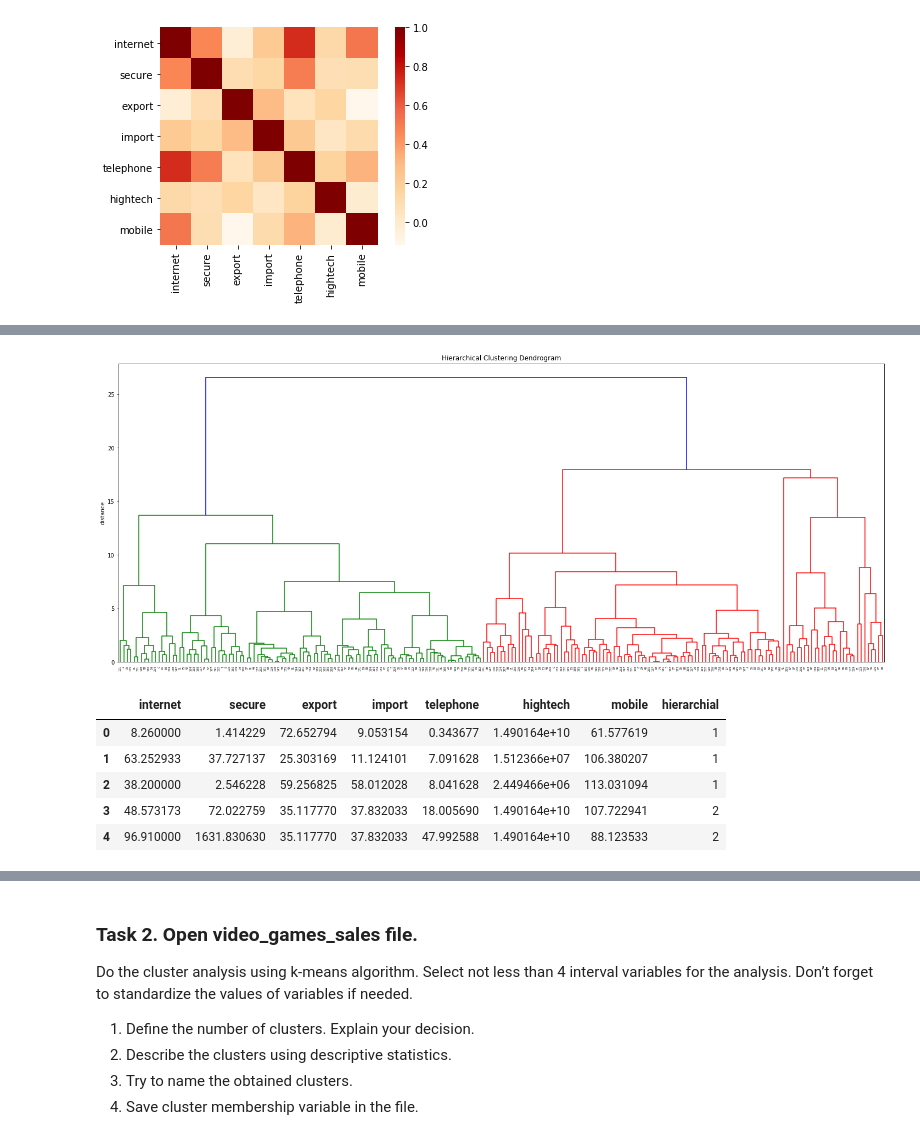
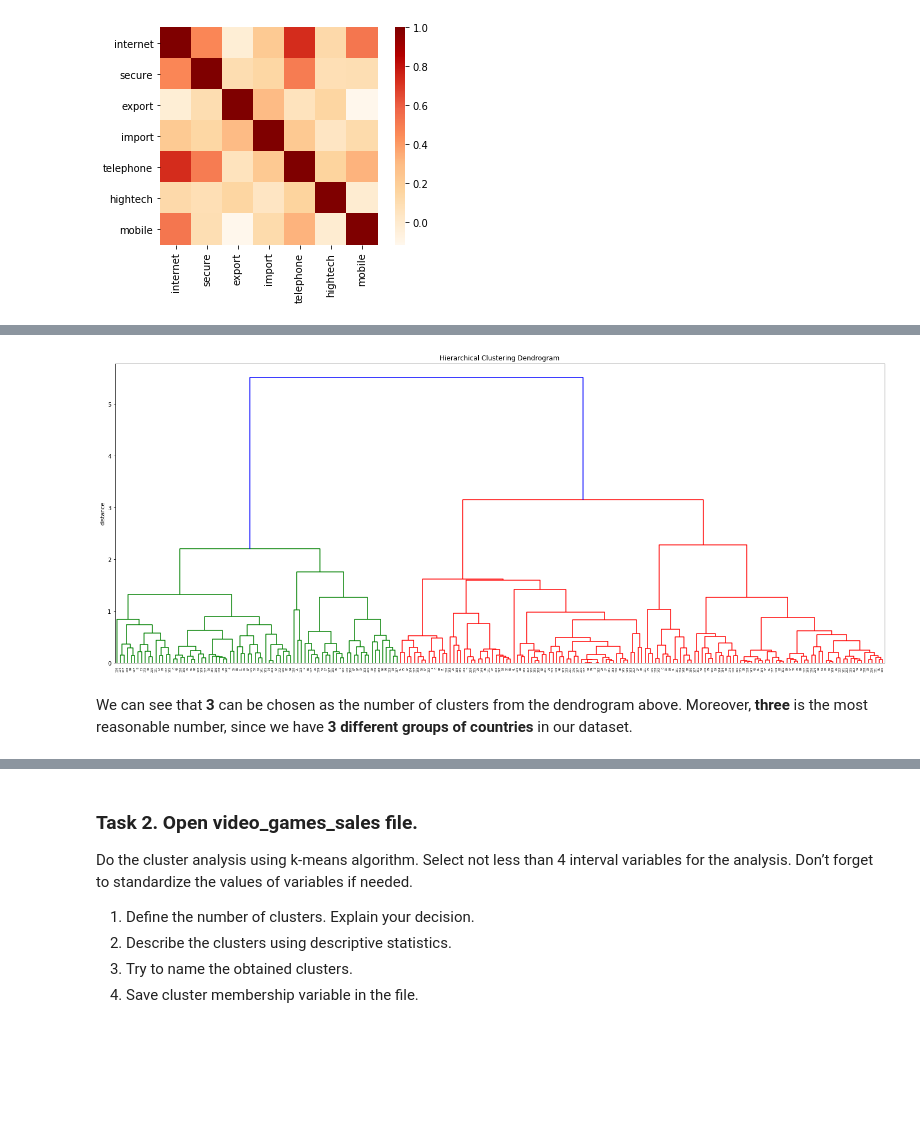
Before and after one commit to Mist3r-R/da-hse-sse-2020, a Jupyter notebook: 15.02_Rogovets.ipynb, the cells around one changed output, grey strips where cells are left out. Drawn from its saved outputs; the diff is of its cells as text; code cells hidden in the pictures; blank space fills up the shorter version.

```diff
--- a/15.02_Rogovets.ipynb
+++ b/15.02_Rogovets.ipynb
@@ -56,3 +74,5 @@ array([3., 2., 1.])
+# %%
+df.drop(columns=['year', 'country_name', 'country_code'], inplace=True)
 # %%
 df.isna().sum()
 # %% [output]
@@ -108,7 +110,7 @@ dtype: int64
 # %%
-data = df[['internet', 'secure', 'export', 'import', 'telephone', 'hightech', 'mobile']]
-cor = data.corr()
-sns.heatmap(data.corr(), square = True, cmap='OrRd')
+cols = df.columns.drop('groups')
+cor = df[cols].corr()
+sns.heatmap(cor, square = True, cmap='OrRd')
 # %% [output]
 <matplotlib.axes._subplots.AxesSubplot at 0x...>
 [figure]
@@ -134,0 +121,3 @@ array([[-1.44276617, -0.41531649,  2.16443827, ..., -1.00210416,
+# %%
+data = df[cols].copy()
+data.head(2)
@@ -134,0 +128,4 @@ array([[-1.44276617, -0.41531649,  2.16443827, ..., -1.00210416,
+# %%
+scaler = MinMaxScaler()
+data[data.columns] = scaler.fit_transform(data[data.columns])
+data.head()
@@ -135,10 +139,12 @@ array([[-1.44276617, -0.41531649,  2.16443827, ..., -1.00210416,
 # %%
 plt.figure(figsize=(25, 10))
 plt.title('Hierarchical Clustering Dendrogram')
-dendrogram = sch.dendrogram(sch.linkage(scaled, method='ward'))
+dendrogram = sch.dendrogram(sch.linkage(data, method='ward'))
 plt.ylabel('distance')
 plt.show()
 # %% [output]
-[figure, old version]
+[figure, new version]
+# %% [markdown]
+We can see that __3__ can be chosen as the number of clusters from the dendrogram above. Moreover, __three__ is the most reasonable number, since we have __3 different groups of countries__ in our dataset.
 # %%
 hc = AgglomerativeClustering(n_clusters=3, affinity = 'euclidean', linkage = 'ward')
@@ -146,11 +151,0 @@ predicted = hc.fit_predict(scaled)
-# %%
-hierarchial = pd.DataFrame(predicted)
-data.insert((data.shape[1]),'hierarchial',hierarchial)
-data.head()
-# %% [output]
-|  | internet | secure | export | import | telephone | hightech | mobile | hierarchial |
-| 0 | 8.260000 | 1.414229 | 72.652794 | 9.053154 | 0.343677 | 1.490164e+10 | 61.577619 | 1 |
-| 1 | 63.252933 | 37.727137 | 25.303169 | 11.124101 | 7.091628 | 1.512366e+07 | 106.380207 | 1 |
-| 2 | 38.200000 | 2.546228 | 59.256825 | 58.012028 | 8.041628 | 2.449466e+06 | 113.031094 | 1 |
-| 3 | 48.573173 | 72.022759 | 35.117770 | 37.832033 | 18.005690 | 1.490164e+10 | 107.722941 | 2 |
-| 4 | 96.910000 | 1631.830630 | 35.117770 | 37.832033 | 47.992588 | 1.490164e+10 | 88.123533 | 2 |
```
Also changed, not shown: parts of 20 cells of this notebook.
